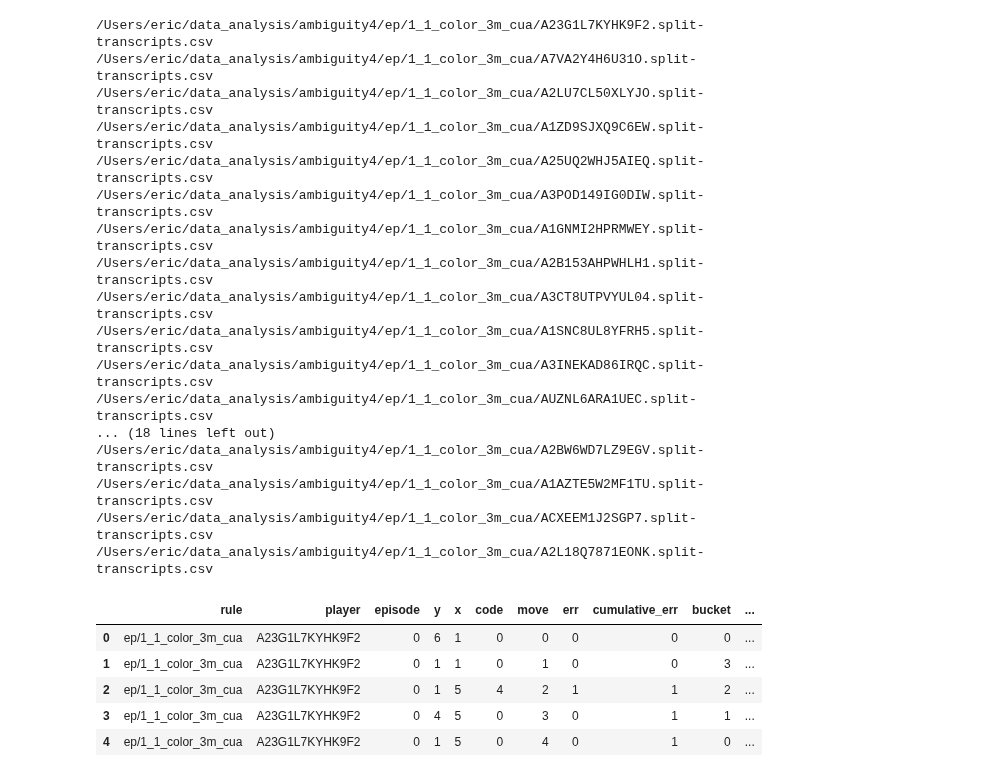
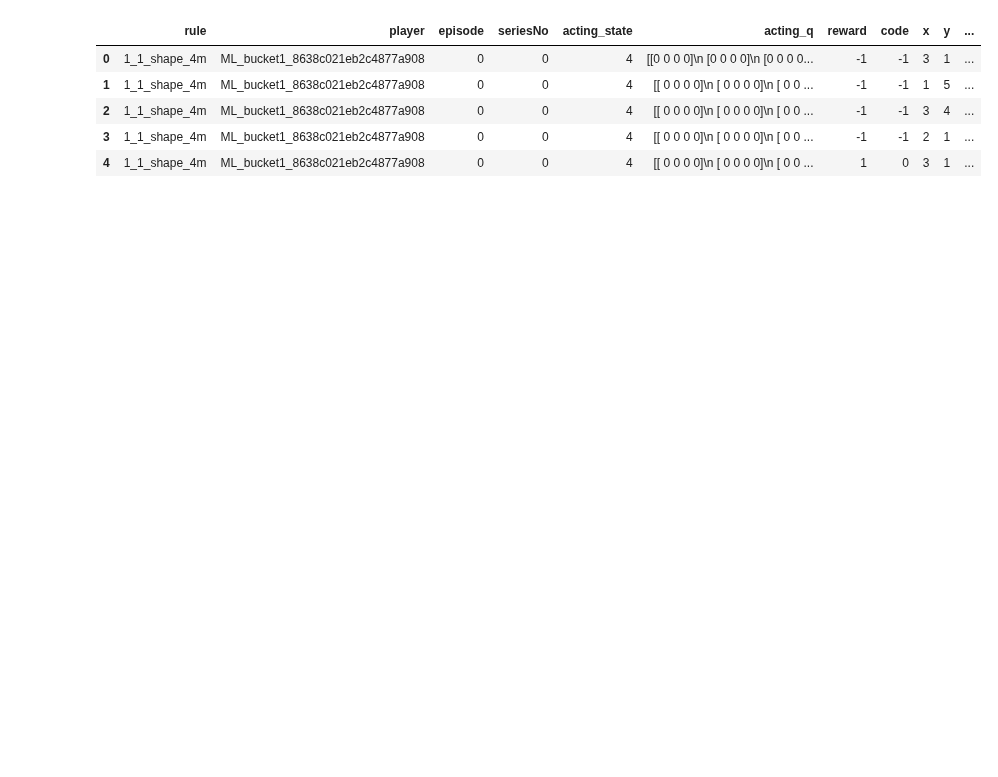
Before and after one commit to epulick/gohr, a Jupyter notebook: bandit/human_learning/debugging.ipynb, the cells around one changed output. Saved outputs shown, nothing was run; the diff lists cells and outputs as text; code cells hidden in the pictures; blank space fills up the shorter version.

Commit message:
added synthetic data generation, updated cred mod.

```diff
--- a/bandit/human_learning/debugging.ipynb
+++ b/bandit/human_learning/debugging.ipynb
@@ -448,32 +515,15 @@ class hl_model():
         # Close pdfpages
         complete_store.close()
 # %%
-exp_path = "/Users/eric/data_analysis/ambiguity4/ep/1_1_color_3m_cua"
-#exp_path = "/Users/eric/repos/gohr/bandit/outputs/data_generator/shape"
+#exp_path = "/Users/eric/data_analysis/ambiguity4/ep/1_1_color_3m_cua"
+exp_path = "/Users/eric/repos/gohr/bandit/outputs/data_generator"
 rules = ["1_1_color_4m","1_2_color_4m","1_1_color_3m_cua","1_1_shape_4m","1_2_shape_4m","1_1_shape_3m_cua","quadrantNearby","quadrantNearbyTwoFree"]
 model = hl_model(exp_path,rules)
 model.main_df.head()
 # %% [output]
-/Users/eric/data_analysis/ambiguity4/ep/1_1_color_3m_cua/A23G1L7KYHK9F2.split-transcripts.csv
-/Users/eric/data_analysis/ambiguity4/ep/1_1_color_3m_cua/A7VA2Y4H6U31O.split-transcripts.csv
-/Users/eric/data_analysis/ambiguity4/ep/1_1_color_3m_cua/A2LU7CL50XLYJO.split-transcripts.csv
-/Users/eric/data_analysis/ambiguity4/ep/1_1_color_3m_cua/A1ZD9SJXQ9C6EW.split-transcripts.csv
-/Users/eric/data_analysis/ambiguity4/ep/1_1_color_3m_cua/A25UQ2WHJ5AIEQ.split-transcripts.csv
-/Users/eric/data_analysis/ambiguity4/ep/1_1_color_3m_cua/A3POD149IG0DIW.split-transcripts.csv
-/Users/eric/data_analysis/ambiguity4/ep/1_1_color_3m_cua/A1GNMI2HPRMWEY.split-transcripts.csv
-/Users/eric/data_analysis/ambiguity4/ep/1_1_color_3m_cua/A2B153AHPWHLH1.split-transcripts.csv
-/Users/eric/data_analysis/ambiguity4/ep/1_1_color_3m_cua/A3CT8UTPVYUL04.split-transcripts.csv
-/Users/eric/data_analysis/ambiguity4/ep/1_1_color_3m_cua/A1SNC8UL8YFRH5.split-transcripts.csv
-/Users/eric/data_analysis/ambiguity4/ep/1_1_color_3m_cua/A3INEKAD86IRQC.split-transcripts.csv
-/Users/eric/data_analysis/ambiguity4/ep/1_1_color_3m_cua/AUZNL6ARA1UEC.split-transcripts.csv
-... (18 lines left out)
-/Users/eric/data_analysis/ambiguity4/ep/1_1_color_3m_cua/A2BW6WD7LZ9EGV.split-transcripts.csv
-/Users/eric/data_analysis/ambiguity4/ep/1_1_color_3m_cua/A1AZTE5W2MF1TU.split-transcripts.csv
-/Users/eric/data_analysis/ambiguity4/ep/1_1_color_3m_cua/ACXEEM1J2SGP7.split-transcripts.csv
-/Users/eric/data_analysis/ambiguity4/ep/1_1_color_3m_cua/A2L18Q7871EONK.split-transcripts.csv
-|  | rule | player | episode | y | x | code | move | err | cumulative_err | bucket | ... |
-| 0 | ep/1_1_color_3m_cua | A23G1L7KYHK9F2 | 0 | 6 | 1 | 0 | 0 | 0 | 0 | 0 | ... |
-| 1 | ep/1_1_color_3m_cua | A23G1L7KYHK9F2 | 0 | 1 | 1 | 0 | 1 | 0 | 0 | 3 | ... |
-| 2 | ep/1_1_color_3m_cua | A23G1L7KYHK9F2 | 0 | 1 | 5 | 4 | 2 | 1 | 1 | 2 | ... |
-| 3 | ep/1_1_color_3m_cua | A23G1L7KYHK9F2 | 0 | 4 | 5 | 0 | 3 | 0 | 1 | 1 | ... |
-| 4 | ep/1_1_color_3m_cua | A23G1L7KYHK9F2 | 0 | 1 | 5 | 0 | 4 | 0 | 1 | 0 | ... |
+|  | rule | player | episode | seriesNo | acting_state | acting_q | reward | code | x | y | ... |
+| 0 | 1_1_shape_4m | ML_bucket1_8638c021eb2c4877a908 | 0 | 0 | 4 | [[0 0 0 0]\n [0 0 0 0]\n [0 0 0 0... | -1 | -1 | 3 | 1 | ... |
+| 1 | 1_1_shape_4m | ML_bucket1_8638c021eb2c4877a908 | 0 | 0 | 4 | [[ 0 0 0 0]\n [ 0 0 0 0]\n [ 0 0 ... | -1 | -1 | 1 | 5 | ... |
+| 2 | 1_1_shape_4m | ML_bucket1_8638c021eb2c4877a908 | 0 | 0 | 4 | [[ 0 0 0 0]\n [ 0 0 0 0]\n [ 0 0 ... | -1 | -1 | 3 | 4 | ... |
+| 3 | 1_1_shape_4m | ML_bucket1_8638c021eb2c4877a908 | 0 | 0 | 4 | [[ 0 0 0 0]\n [ 0 0 0 0]\n [ 0 0 ... | -1 | -1 | 2 | 1 | ... |
+| 4 | 1_1_shape_4m | ML_bucket1_8638c021eb2c4877a908 | 0 | 0 | 4 | [[ 0 0 0 0]\n [ 0 0 0 0]\n [ 0 0 ... | 1 | 0 | 3 | 1 | ... |
```
Also changed, not shown: parts of 8 cells of this notebook, 3 other files.
